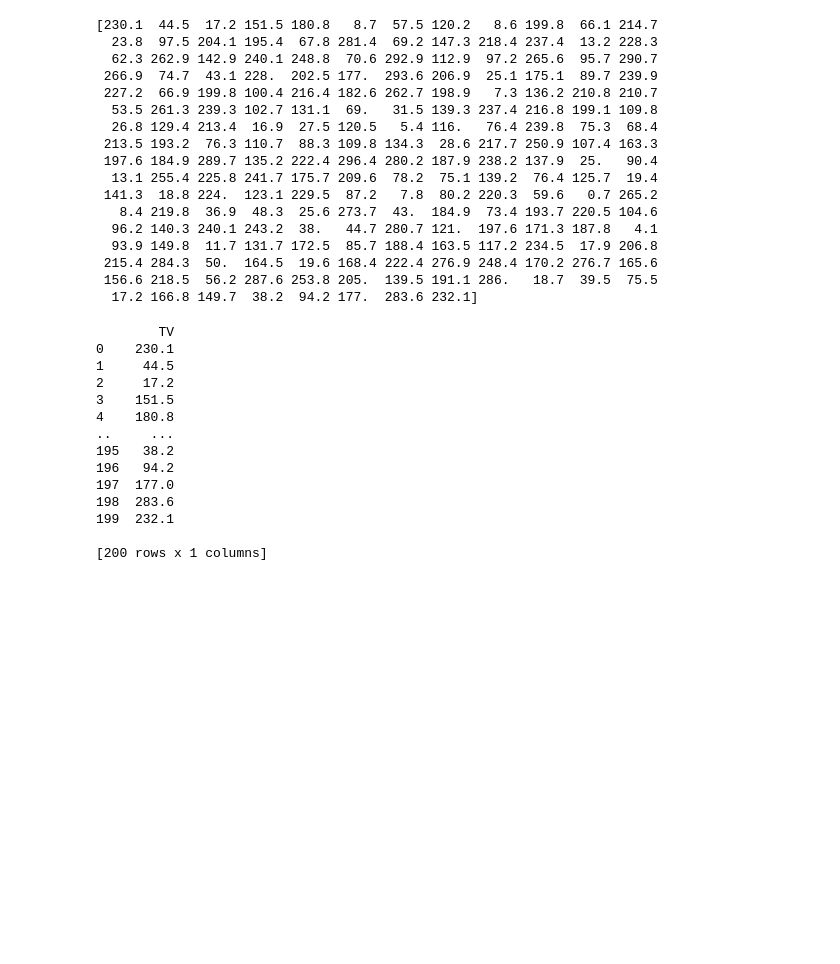
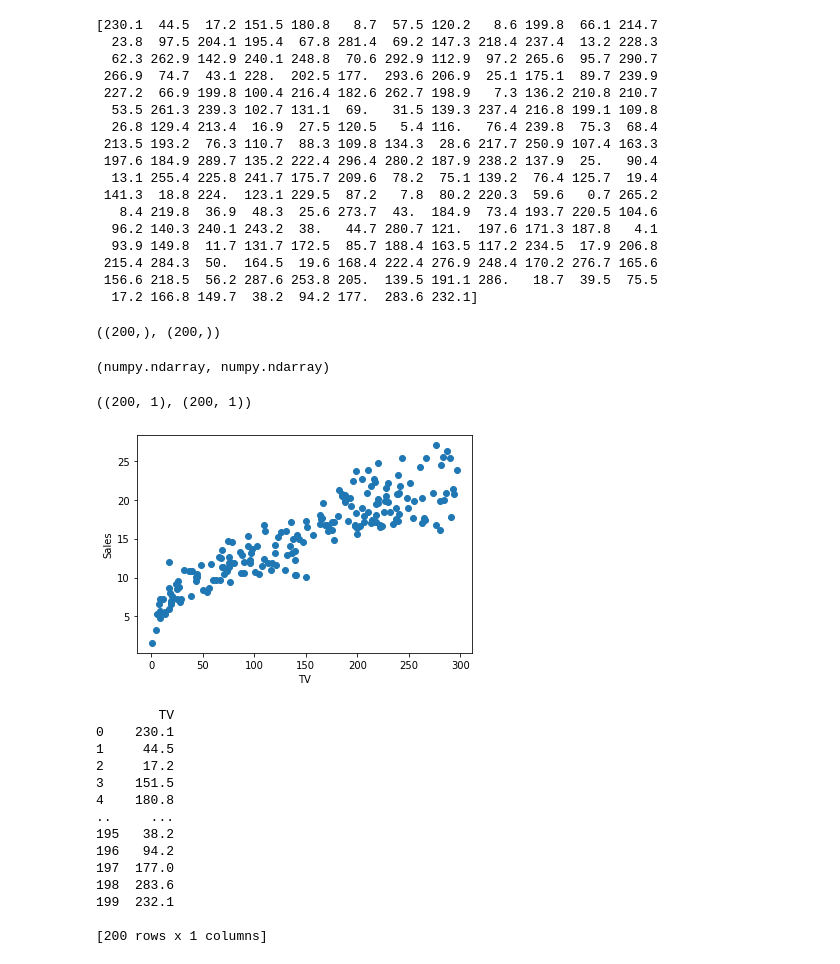
Before and after one commit to umamaheshkona/Machine-learning, a Jupyter notebook: univariate.ipynb, the cells around one changed output. Saved outputs shown, nothing was run; the diff lists cells and outputs as text; code cells hidden in the pictures; blank space fills up the shorter version.

```diff
--- a/univariate.ipynb
+++ b/univariate.ipynb
@@ -207,6 +139,28 @@ print(x_tv)
  215.4 284.3  50.  164.5  19.6 168.4 222.4 276.9 248.4 170.2 276.7 165.6
  156.6 218.5  56.2 287.6 253.8 205.  139.5 191.1 286.   18.7  39.5  75.5
   17.2 166.8 149.7  38.2  94.2 177.  283.6 232.1]
+# %%
+x_tv.shape,y.shape
+# %% [output]
+((200,), (200,))
+# %%
+type(x_tv),type(y)
+# %% [output]
+(numpy.ndarray, numpy.ndarray)
+# %%
+x_tv=x_tv.reshape(-1,1)
+y=y.reshape(-1,1)
+# %%
+x_tv.shape,y.shape
+# %% [output]
+((200, 1), (200, 1))
+# %%
+plt.scatter(x_tv,y)
+plt.xlabel('TV')
+plt.ylabel('Sales')
+plt.show()
+# %% [output]
+[figure, added]
 # %%
 x=data.iloc[:,:1]
 y=data.iloc[:,-1]
```
Also changed, not shown: parts of 38 cells of this notebook.
